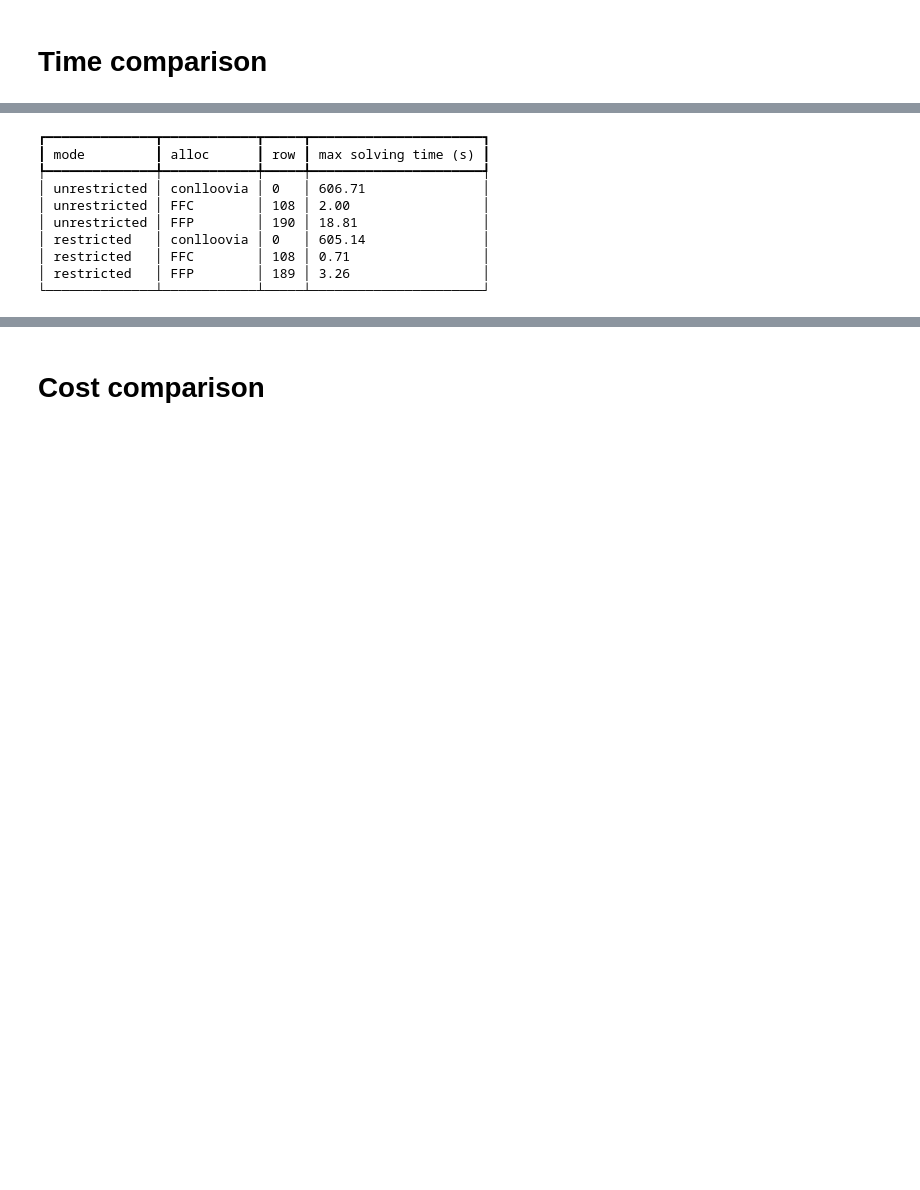
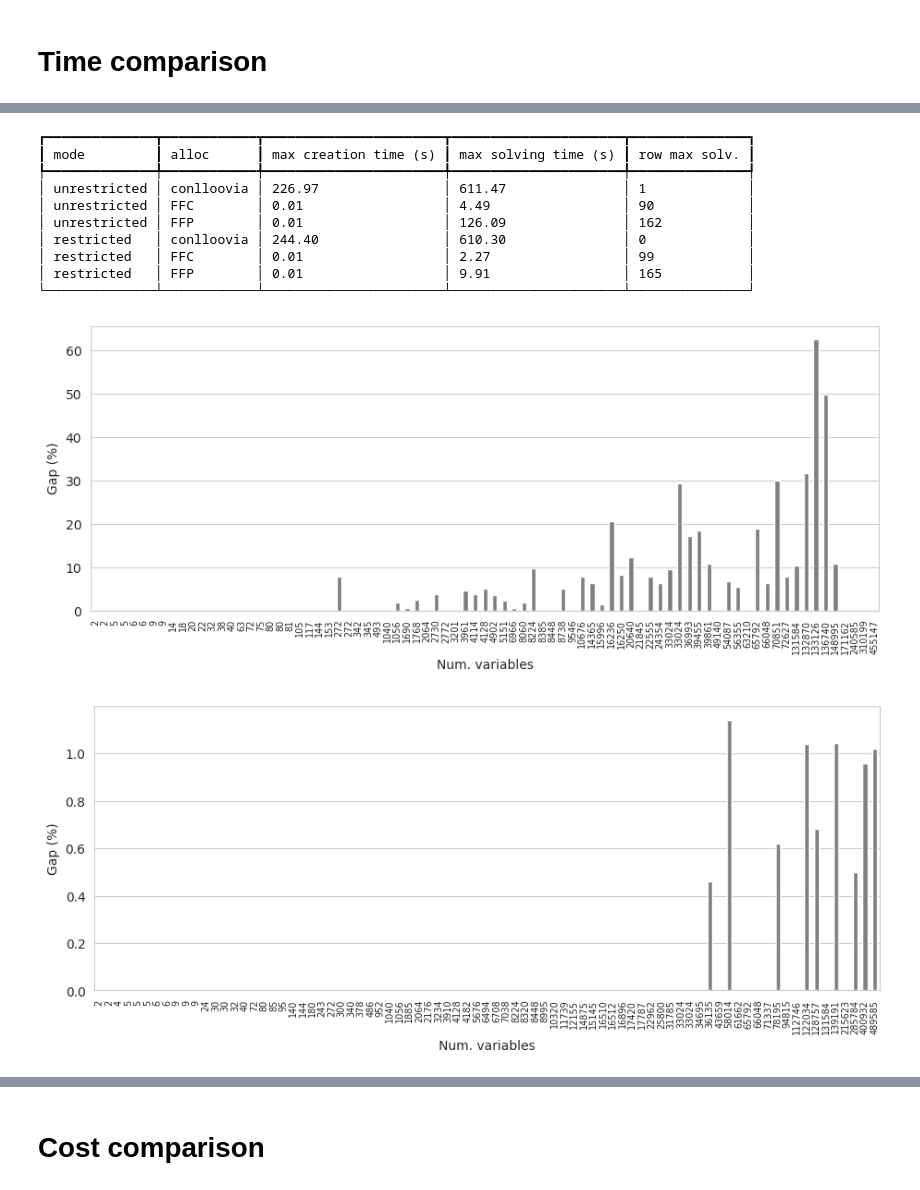
Before and after one commit to asi-uniovi/conlloovia_exp, a Jupyter notebook: ExpSize.ipynb, the cells around one changed output, grey strips where cells are left out. Cells and saved outputs as stored; diff of their text form; code cells hidden in the pictures; blank space fills up the shorter version.

```diff
--- a/ExpSize.ipynb
+++ b/ExpSize.ipynb
@@ -734,39 +819,59 @@ with sns.plotting_context("notebook", font_scale=0.55):
 # %%
 # Look for the maximum solving time
-table = Table("mode", "alloc", "row", "max solving time (s)")
+table = Table(
+    "mode", "alloc", "max creation time (s)", "max solving time (s)", "row max solv."
+)
 for mode in modes:
     for alloc in allocators:
-        max_solving_row = df_stats_mode[mode][df_stats_mode[mode].alloc==alloc].solving_time.astype("float").idxmax()
-        max_solving_time = df_stats_mode[mode][df_stats_mode[mode].alloc==alloc].solving_time.max()
-        table.add_row(mode, alloc, f"{max_solving_row}", f"{max_solving_time:.2f}")
+        max_creation_time = df_stats_mode[mode][
+            df_stats_mode[mode].alloc == alloc
+        ].creation_time.max()
+        max_solving_time = df_stats_mode[mode][
+            df_stats_mode[mode].alloc == alloc
+        ].solving_time.max()
+        max_solving_row = (
+            df_stats_mode[mode][df_stats_mode[mode].alloc == alloc]
+            .solving_time.astype("float")
+            .idxmax()
+        )
+        table.add_row(
+            mode,
+            alloc,
+            f"{max_creation_time:.2f}",
+            f"{max_solving_time:.2f}",
+            f"{max_solving_row}",
+        )
 
 print(table)
 # %% [output]
-┏━━━━━━━━━━━━━━┳━━━━━━━━━━━━┳━━━━━┳━━━━━━━━━━━━━━━━━━━━━━┓
-┃ mode         ┃ alloc      ┃ row ┃ max solving time (s) ┃
-┡━━━━━━━━━━━━━━╇━━━━━━━━━━━━╇━━━━━╇━━━━━━━━━━━━━━━━━━━━━━┩
-│ unrestricted │ conlloovia │ 0   │ 606.71               │
-│ unrestricted │ FFC        │ 108 │ 2.00                 │
-│ unrestricted │ FFP        │ 190 │ 18.81                │
-│ restricted   │ conlloovia │ 0   │ 605.14               │
-│ restricted   │ FFC        │ 108 │ 0.71                 │
-│ restricted   │ FFP        │ 189 │ 3.26                 │
-└──────────────┴────────────┴─────┴──────────────────────┘
+┏━━━━━━━━━━━━━━┳━━━━━━━━━━━━┳━━━━━━━━━━━━━━━━━━━━━━━┳━━━━━━━━━━━━━━━━━━━━━━┳━━━━━━━━━━━━━━━┓
+┃ mode         ┃ alloc      ┃ max creation time (s) ┃ max solving time (s) ┃ row max solv. ┃
+┡━━━━━━━━━━━━━━╇━━━━━━━━━━━━╇━━━━━━━━━━━━━━━━━━━━━━━╇━━━━━━━━━━━━━━━━━━━━━━╇━━━━━━━━━━━━━━━┩
+│ unrestricted │ conlloovia │ 226.97                │ 611.47               │ 1             │
+│ unrestricted │ FFC        │ 0.01                  │ 4.49                 │ 90            │
+│ unrestricted │ FFP        │ 0.01                  │ 126.09               │ 162           │
+│ restricted   │ conlloovia │ 244.40                │ 610.30               │ 0             │
+│ restricted   │ FFC        │ 0.01                  │ 2.27                 │ 99            │
+│ restricted   │ FFP        │ 0.01                  │ 9.91                 │ 165           │
+└──────────────┴────────────┴───────────────────────┴──────────────────────┴───────────────┘
 # %%
 # Plot frac gap for conlloovia
 for mode in modes:
     conlloovia_data = df_stats_dict[mode]["conlloovia"]
-    if Status.INTEGER_FEASIBLE in set(conlloovia_data.status):
+    if STATUS_NON_OPTIMAL in set(conlloovia_data.status):
         fig, ax = plt.subplots(figsize=(11, 4))
         ax = conlloovia_data.sort_values(by="num_vars").plot(
             x="num_vars", y="gap_pct", kind="bar", legend=False, ax=ax, color="tab:grey"
         )
         ax.set_ylabel("Gap (%)")
         ax.tick_params(axis="x", labelsize=7)  # setting the font size of x-tick labels
         _ = ax.set_xlabel("Num. variables")
         _ = plt.grid(axis="x")
 
         plt.savefig(FIG_DIR / f"gap_{mode}.png", bbox_inches="tight", dpi=600)
+# %% [output]
+[figure, added]
+[figure, added]
 # %%
 df_stats_dict["unrestricted"]["conlloovia"].gap_pct.max()
 # %% [output]
```
Also changed, not shown: parts of 10 cells of this notebook, 21 other files.
